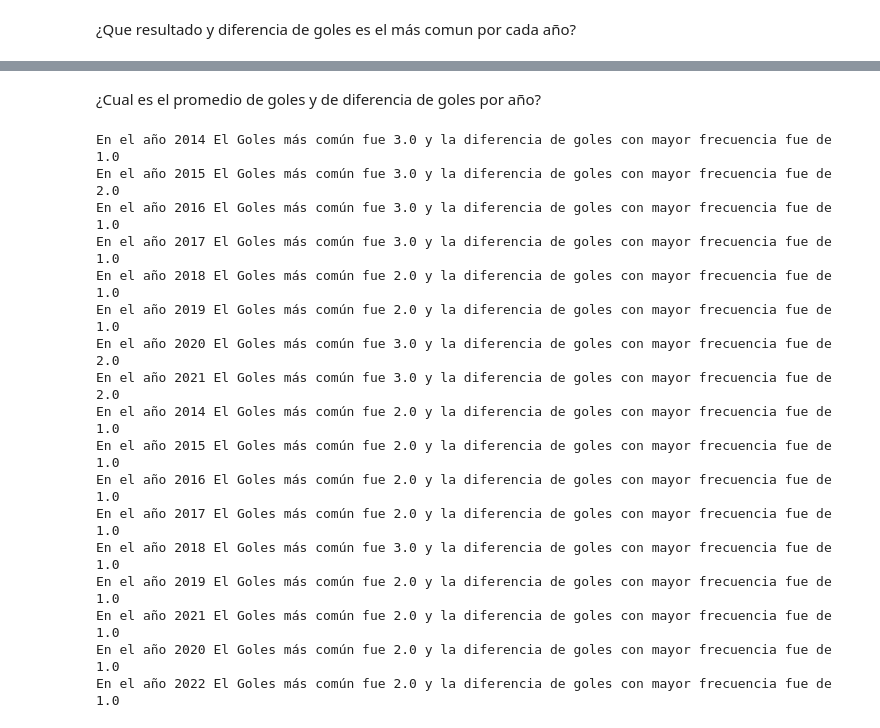
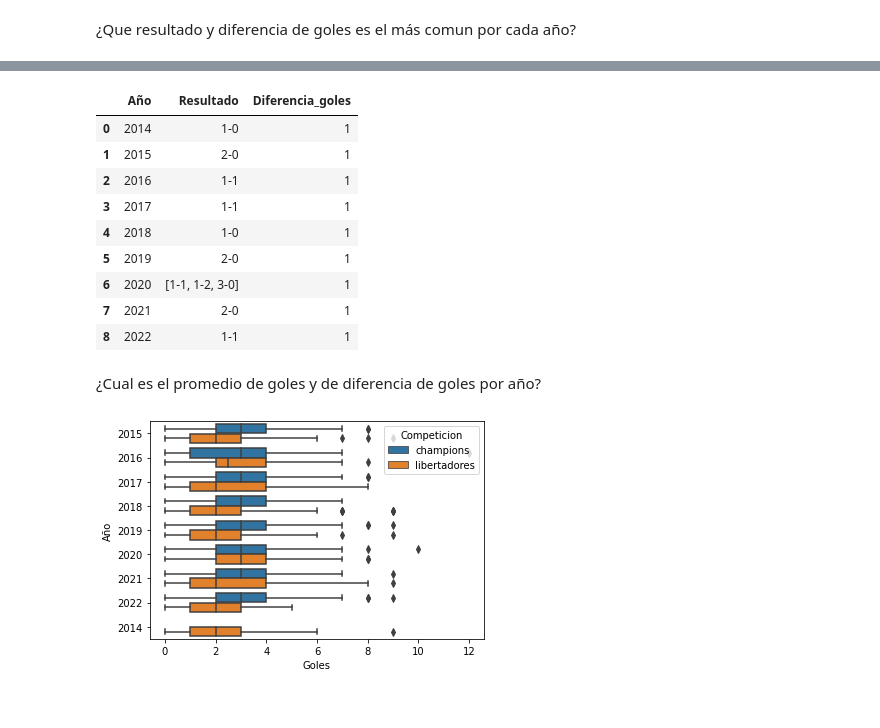
Before and after one commit to ThareauB/Proyecto-libertadores, a Jupyter notebook: proyecto_lib_ y_champ.ipynb, the cells around one changed output, grey strips where cells are left out. Drawn from its saved outputs; the diff is of its cells as text; code cells hidden in the pictures.

```diff
--- a/proyecto_lib_ y_champ.ipynb
+++ b/proyecto_lib_ y_champ.ipynb
@@ -682,3 +682,11 @@ df_champions
 | 963 | Napoli | italia | Barcelona | espana | 1 | 1 | Empate | 1-1 | 2020 | ... |
 | 964 | Barcelona | espana | Napoli | italia | 3 | 1 | Local | 3-1 | 2020 | ... |
 965 rows × 13 columns
+# %%
+df_champions["Año"] = df_champions["Año"].astype("str");
+df_libertadores["Año"] = df_libertadores["Año"].astype("str");
+# %%
+df_champions["Competicion"] = "champions"
+df_libertadores["Competicion"] = "libertadores"
+df_concat = pd.concat([df_champions, df_libertadores])
+df_concat
@@ -739,30 +765,16 @@ En el año 2022 El resultado más común fue 1-1 y la diferencia de goles con ma
+# %%
+p2_concat = df_concat.groupby(by = "Año", as_index = False).agg({"Resultado":pd.Series.mode, "Diferencia_goles":pd.Series.mode})
+p2_concat
+# %% [output]
+|  | Año | Resultado | Diferencia_goles |
+| 0 | 2014 | 1-0 | 1 |
+| 1 | 2015 | 2-0 | 1 |
+| 2 | 2016 | 1-1 | 1 |
+| 3 | 2017 | 1-1 | 1 |
+| 4 | 2018 | 1-0 | 1 |
+| 5 | 2019 | 2-0 | 1 |
+| 6 | 2020 | [1-1, 1-2, 3-0] | 1 |
+| 7 | 2021 | 2-0 | 1 |
+| 8 | 2022 | 1-1 | 1 |
 # %% [markdown]
 ¿Cual es el promedio de goles y de diferencia de goles por año?
-# %%
-df_res_año = df_libertadores[['Goles', 'Año', 'Diferencia_goles']]
-years = df_res_año['Año'].unique()
-for p in years :
-    df_aux = df_res_año[df_res_año['Año']== p]
-    comun_g = df_aux['Goles'].mean().round()
-
-    df_aux = df_res_año[df_res_año['Año']== p]
-    comun_d = df_aux['Diferencia_goles'].mean().round()
-    print(f"En el año {p} El Goles más común fue {comun_g} y la diferencia de goles con mayor frecuencia fue de {comun_d}")
-# %% [output]
-En el año 2014 El Goles más común fue 3.0 y la diferencia de goles con mayor frecuencia fue de 1.0
-En el año 2015 El Goles más común fue 3.0 y la diferencia de goles con mayor frecuencia fue de 2.0
-En el año 2016 El Goles más común fue 3.0 y la diferencia de goles con mayor frecuencia fue de 1.0
-En el año 2017 El Goles más común fue 3.0 y la diferencia de goles con mayor frecuencia fue de 1.0
-En el año 2018 El Goles más común fue 2.0 y la diferencia de goles con mayor frecuencia fue de 1.0
-En el año 2019 El Goles más común fue 2.0 y la diferencia de goles con mayor frecuencia fue de 1.0
-En el año 2020 El Goles más común fue 3.0 y la diferencia de goles con mayor frecuencia fue de 2.0
-En el año 2021 El Goles más común fue 3.0 y la diferencia de goles con mayor frecuencia fue de 2.0
-En el año 2014 El Goles más común fue 2.0 y la diferencia de goles con mayor frecuencia fue de 1.0
-En el año 2015 El Goles más común fue 2.0 y la diferencia de goles con mayor frecuencia fue de 1.0
-En el año 2016 El Goles más común fue 2.0 y la diferencia de goles con mayor frecuencia fue de 1.0
-En el año 2017 El Goles más común fue 2.0 y la diferencia de goles con mayor frecuencia fue de 1.0
-En el año 2018 El Goles más común fue 3.0 y la diferencia de goles con mayor frecuencia fue de 1.0
-En el año 2019 El Goles más común fue 2.0 y la diferencia de goles con mayor frecuencia fue de 1.0
-En el año 2021 El Goles más común fue 2.0 y la diferencia de goles con mayor frecuencia fue de 1.0
-En el año 2020 El Goles más común fue 2.0 y la diferencia de goles con mayor frecuencia fue de 1.0
-En el año 2022 El Goles más común fue 2.0 y la diferencia de goles con mayor frecuencia fue de 1.0
@@ -768,0 +783,4 @@ En el año 2022 El Goles más común fue 2.0 y la diferencia de goles con mayor
+# %%
+sns.boxplot(data = df_concat, x = "Goles", y = "Año", hue = "Competicion");
+# %% [output]
+[figure, added]
```
Also changed, not shown: parts of 19 cells of this notebook.
